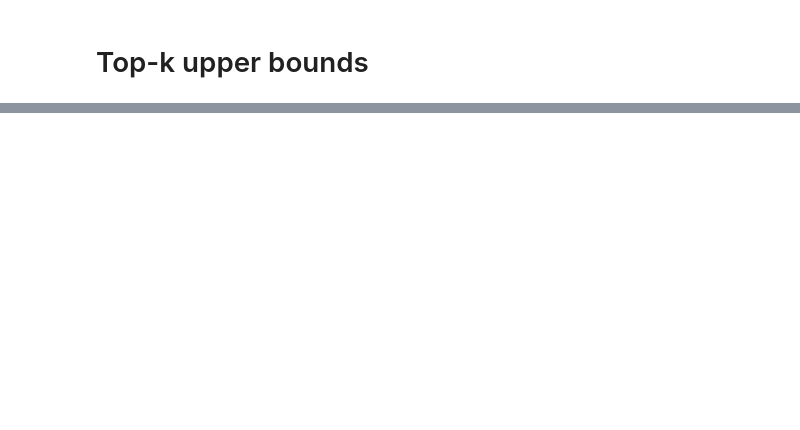
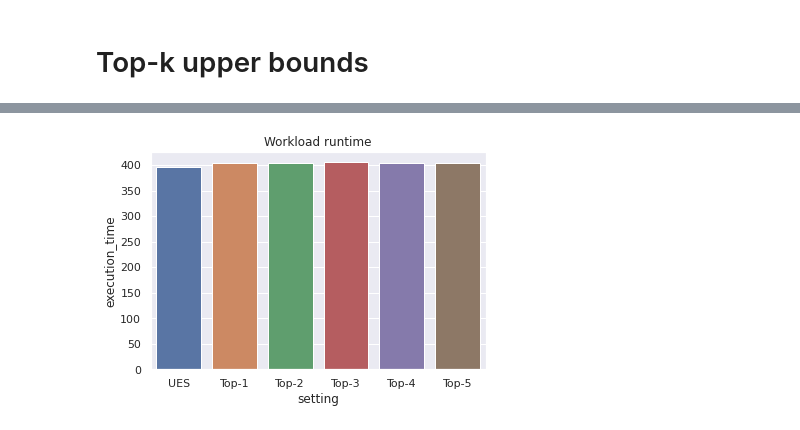
Before and after one commit to rbergm/PostBOUND, a Jupyter notebook: ues/UES_TopKBounds.ipynb, the cells around one changed output, grey strips where cells are left out. Cells and saved outputs as stored; diff of their text form; code cells hidden in the pictures; blank space fills up the shorter version.

Commit message:
Updated TopK results analysis

```diff
--- a/ues/UES_TopKBounds.ipynb
+++ b/ues/UES_TopKBounds.ipynb
@@ -258,0 +23,3 @@ SELECT COUNT(*) FROM movie_info_idx AS mi_idx JOIN info_type AS it ON it.id = mi
+# %%
+sns.set_theme()
+job = workloads.job()
@@ -258,0 +31,35 @@ SELECT COUNT(*) FROM movie_info_idx AS mi_idx JOIN info_type AS it ON it.id = mi
+# %%
+def read_workload(topk_length: int = np.nan, raw: str = "") -> pd.DataFrame:
+    path = f"workloads/topk-setups/job-ues-results-topk-{topk_length}-smart.csv" if not raw else raw
+    df = pd.read_csv(path)
+    df = selection.best_query_repetition(df, "label", performance_col="query_rt_total")
+    df = selection.reorder(df)
+    df.set_index("label", inplace=True)
+    df["query"] = df["query"].apply(mosp.MospQuery.parse)
+    df["ues_bounds"] = df["ues_bounds"].apply(json.loads)
+    df["query_result"] = df["query_result"].apply(json.loads)
+    df["ues_final_bound"] = df["ues_final_bound"].astype("float")
+
+    df.rename(columns={"query_rt_total": "execution_time", "ues_final_bound": "upper_bound"}, inplace=True)
+    if not raw:
+        df["mode"] = "top-k"
+        df["topk_length"] = topk_length
+    else:
+        df["mode"] = "ues"
+        df["topk_length"] = 0
+    return df
+# %%
+print("Now reading true query cardinalities")
+job_cards = pd.read_csv("workloads/job-results-true-cards.csv", usecols=["label", "query_result"]).rename(columns={"query_result": "true_card"})
+print("Now reading UES workload")
+all_workloads = [read_workload(raw="workloads/job-ues-results-base-smart.csv")]
+for topk_setting in range(1, 6):
+    print("Now reading workload for topk =", topk_setting)
+    all_workloads.append(read_workload(topk_setting))
+results = pd.concat(all_workloads).reset_index().merge(job_cards, on="label")
+results["overestimation"] = (results["upper_bound"] + 1) / (results["true_card"] + 1)
+results["n_subqueries"] = results["query"].apply(lambda q: len(q.subqueries()))
+results["setting"] = np.where(results["mode"] == "ues", "UES", "Top-" + results["topk_length"].astype(str))
+settings = pd.Categorical(results["setting"], categories=["UES"] + list(map(lambda k: f"Top-{k}", sorted(filter(lambda k: k > 0, results.topk_length.unique())))), ordered=True)
+results["setting"] = settings
+results.drop(columns=["optimization_success", "ues_bounds", "query_result", "run"], inplace=True)
@@ -258,0 +98,6 @@ SELECT COUNT(*) FROM movie_info_idx AS mi_idx JOIN info_type AS it ON it.id = mi
+# %%
+total_topk_runtime = results.groupby(["setting"]).execution_time.sum().to_frame().reset_index()
+g = sns.barplot(data=total_topk_runtime, x="setting", y="execution_time")
+__ = g.set(title="Workload runtime")
+# %% [output]
+[figure, added]
```
Also changed, not shown: parts of 50 cells of this notebook.
